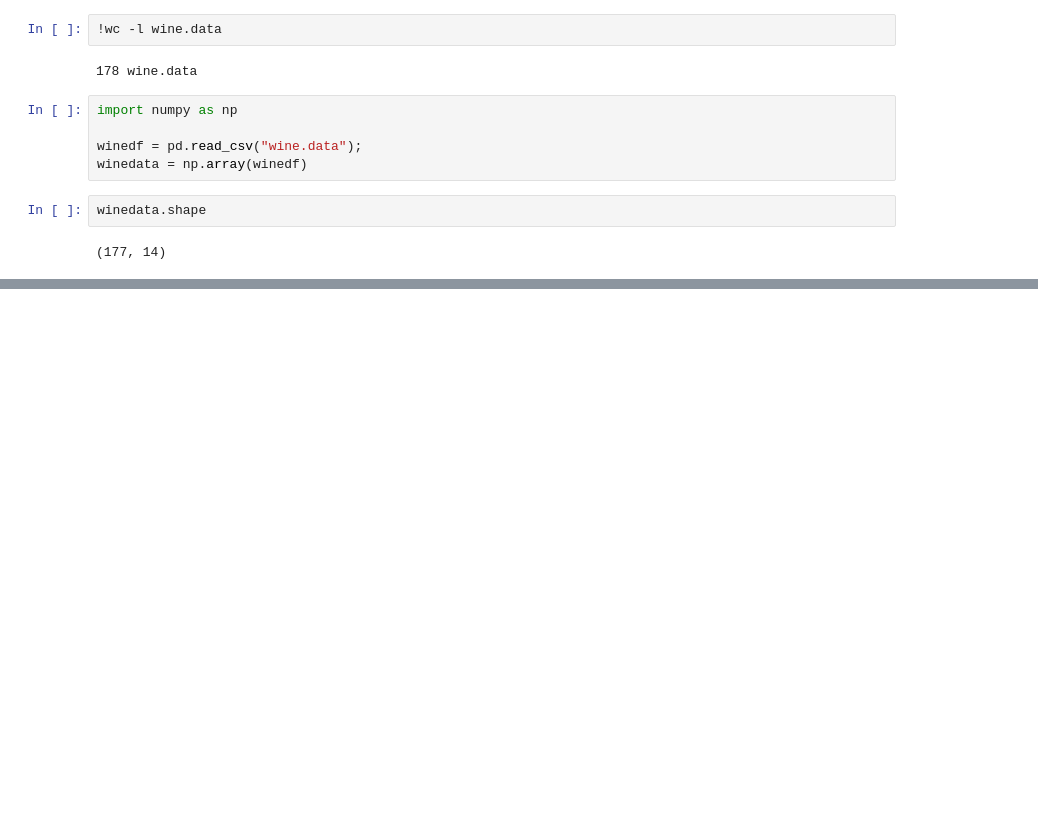
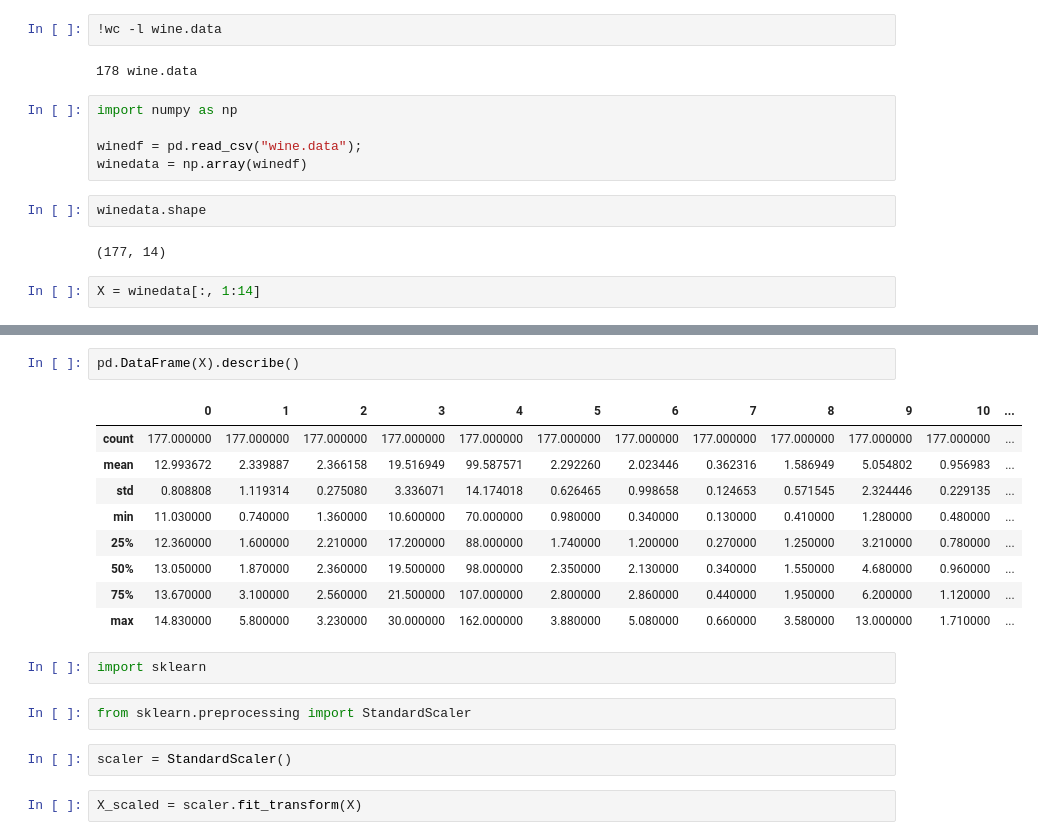
Before and after one commit to cloudxlab/ml, a Jupyter notebook: machine_learning/Unsupervised Learning.ipynb, the cells around one changed output, grey strips where cells are left out. Cells and saved outputs as stored; diff of their text form; blank space fills up the shorter version.

```diff
--- a/machine_learning/Unsupervised Learning.ipynb
+++ b/machine_learning/Unsupervised Learning.ipynb
@@ -208,3 +208,5 @@ winedata = np.array(winedf)
 winedata.shape
 # %% [output]
 (177, 14)
+# %%
+X = winedata[:, 1:14]
@@ -210,0 +236,20 @@ winedata.shape
+# %%
+pd.DataFrame(X).describe()
+# %% [output]
+|  | 0 | 1 | 2 | 3 | 4 | 5 | 6 | 7 | 8 | 9 | 10 | ... |
+| count | 177.000000 | 177.000000 | 177.000000 | 177.000000 | 177.000000 | 177.000000 | 177.000000 | 177.000000 | 177.000000 | 177.000000 | 177.000000 | ... |
+| mean | 12.993672 | 2.339887 | 2.366158 | 19.516949 | 99.587571 | 2.292260 | 2.023446 | 0.362316 | 1.586949 | 5.054802 | 0.956983 | ... |
+| std | 0.808808 | 1.119314 | 0.275080 | 3.336071 | 14.174018 | 0.626465 | 0.998658 | 0.124653 | 0.571545 | 2.324446 | 0.229135 | ... |
+| min | 11.030000 | 0.740000 | 1.360000 | 10.600000 | 70.000000 | 0.980000 | 0.340000 | 0.130000 | 0.410000 | 1.280000 | 0.480000 | ... |
+| 25% | 12.360000 | 1.600000 | 2.210000 | 17.200000 | 88.000000 | 1.740000 | 1.200000 | 0.270000 | 1.250000 | 3.210000 | 0.780000 | ... |
+| 50% | 13.050000 | 1.870000 | 2.360000 | 19.500000 | 98.000000 | 2.350000 | 2.130000 | 0.340000 | 1.550000 | 4.680000 | 0.960000 | ... |
+| 75% | 13.670000 | 3.100000 | 2.560000 | 21.500000 | 107.000000 | 2.800000 | 2.860000 | 0.440000 | 1.950000 | 6.200000 | 1.120000 | ... |
+| max | 14.830000 | 5.800000 | 3.230000 | 30.000000 | 162.000000 | 3.880000 | 5.080000 | 0.660000 | 3.580000 | 13.000000 | 1.710000 | ... |
+# %%
+import sklearn
+# %%
+from sklearn.preprocessing import StandardScaler
+# %%
+scaler = StandardScaler()
+# %%
+X_scaled = scaler.fit_transform(X)
```
Also changed, not shown: parts of 6 cells of this notebook.
